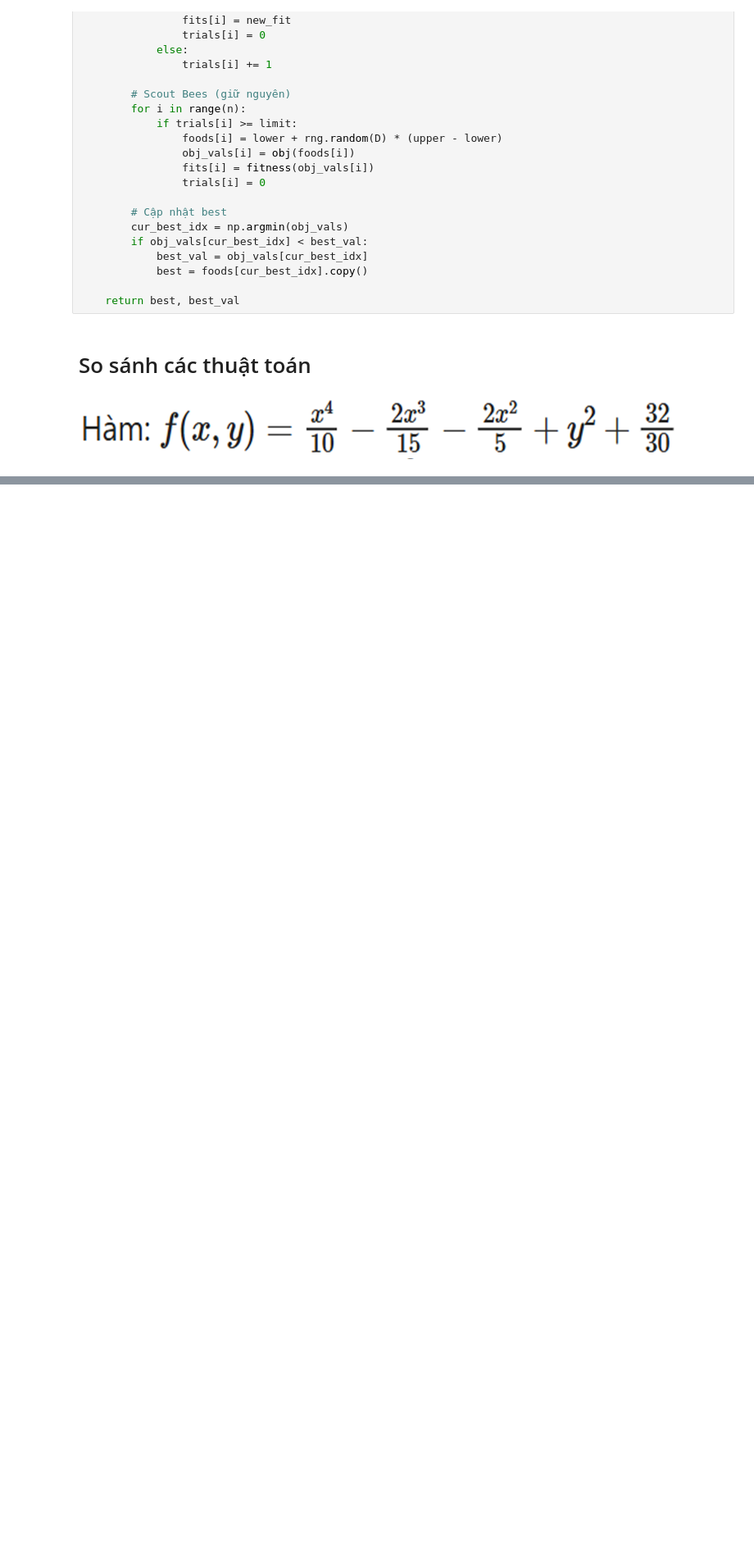
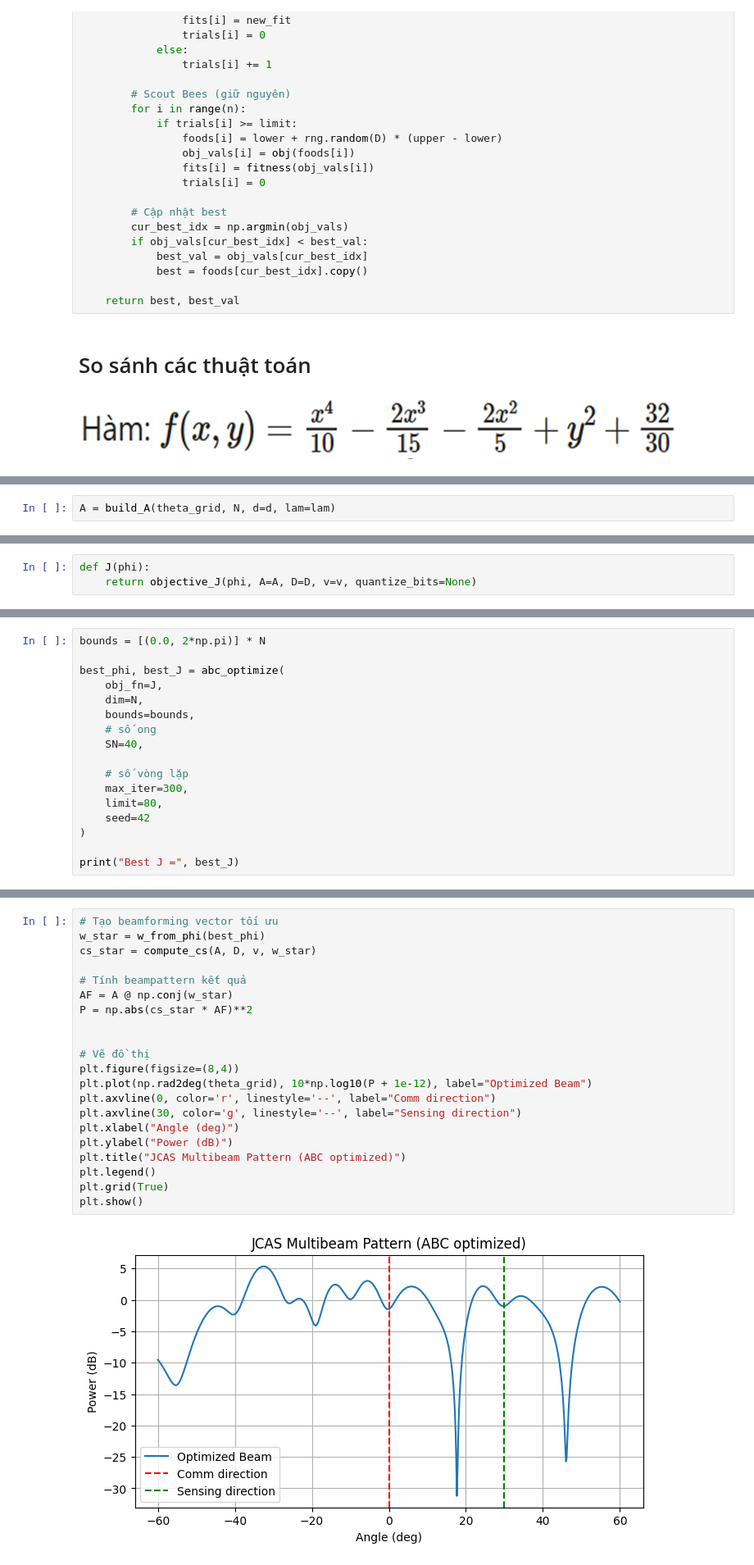
Before and after one commit to Kaio54547568/Project-KTTT, a Jupyter notebook: Project_KTTT.ipynb, the cells around one changed output, grey strips where cells are left out. Shown at 82% size. Cells and saved outputs as stored; diff of their text form; blank space fills up the shorter version.

```diff
--- a/Project_KTTT.ipynb
+++ b/Project_KTTT.ipynb
@@ -613,0 +1147,2 @@ plt.show()
+# %%
+A = build_A(theta_grid, N, d=d, lam=lam)
@@ -613,0 +1171,3 @@ plt.show()
+# %%
+def J(phi):
+    return objective_J(phi, A=A, D=D, v=v, quantize_bits=None)
@@ -613,0 +1176,17 @@ plt.show()
+# %%
+bounds = [(0.0, 2*np.pi)] * N
+
+best_phi, best_J = abc_optimize(
+    obj_fn=J,
+    dim=N,
+    bounds=bounds,
+    # số ong
+    SN=40,
+
+    # số vòng lặp
+    max_iter=300,
+    limit=80,
+    seed=42
+)
+
+print("Best J =", best_J)
@@ -613,0 +1197,23 @@ plt.show()
+# %%
+# Tạo beamforming vector tối ưu
+w_star = w_from_phi(best_phi)
+cs_star = compute_cs(A, D, v, w_star)
+
+# Tính beampattern kết quả
+AF = A @ np.conj(w_star)
+P = np.abs(cs_star * AF)**2
+
+
+# Vẽ đồ thị
+plt.figure(figsize=(8,4))
+plt.plot(np.rad2deg(theta_grid), 10*np.log10(P + 1e-12), label="Optimized Beam")
+plt.axvline(0, color='r', linestyle='--', label="Comm direction")
+plt.axvline(30, color='g', linestyle='--', label="Sensing direction")
+plt.xlabel("Angle (deg)")
+plt.ylabel("Power (dB)")
+plt.title("JCAS Multibeam Pattern (ABC optimized)")
+plt.legend()
+plt.grid(True)
+plt.show()
+# %% [output]
+[figure, added]
```
Also changed, not shown: parts of 21 cells of this notebook, 1 other file.
